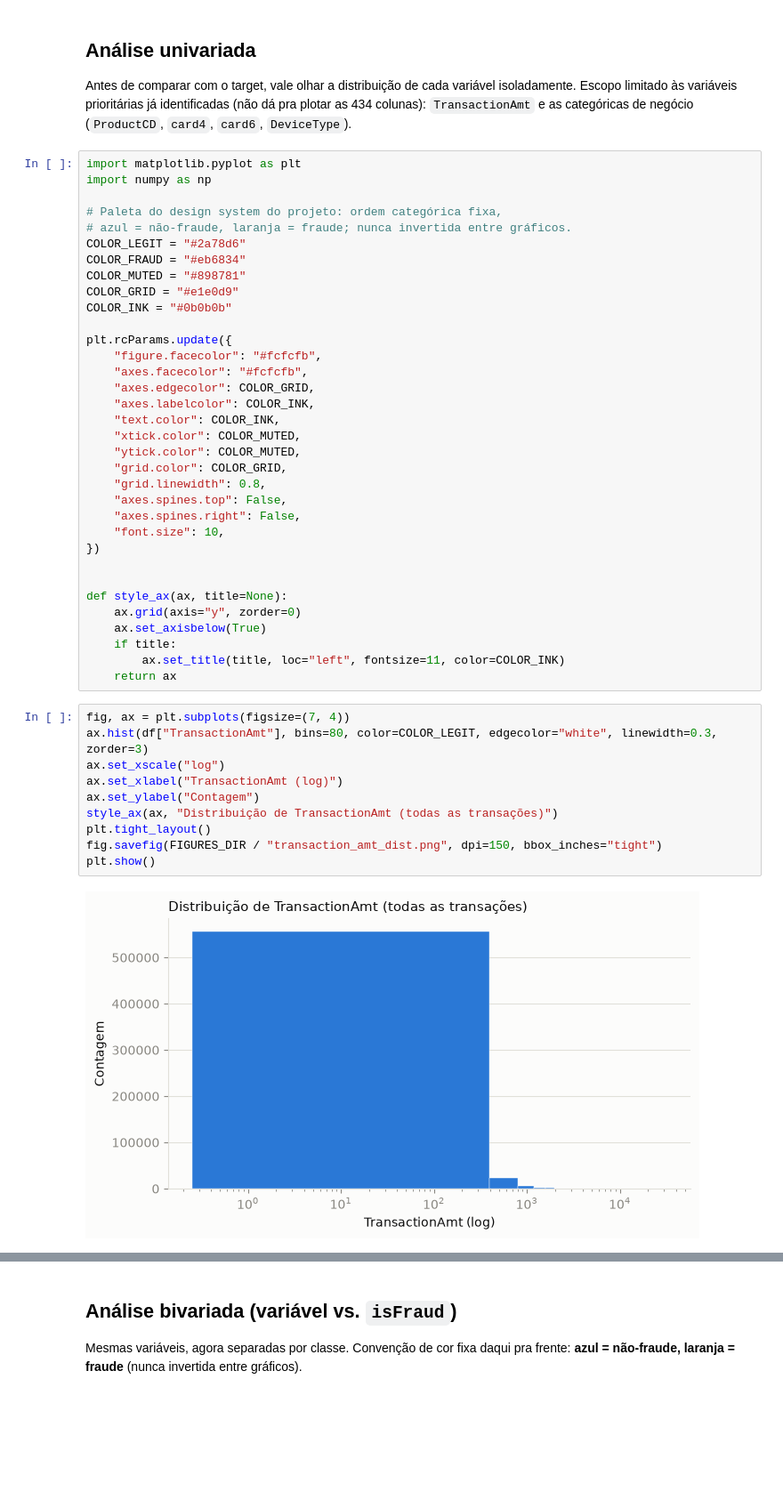
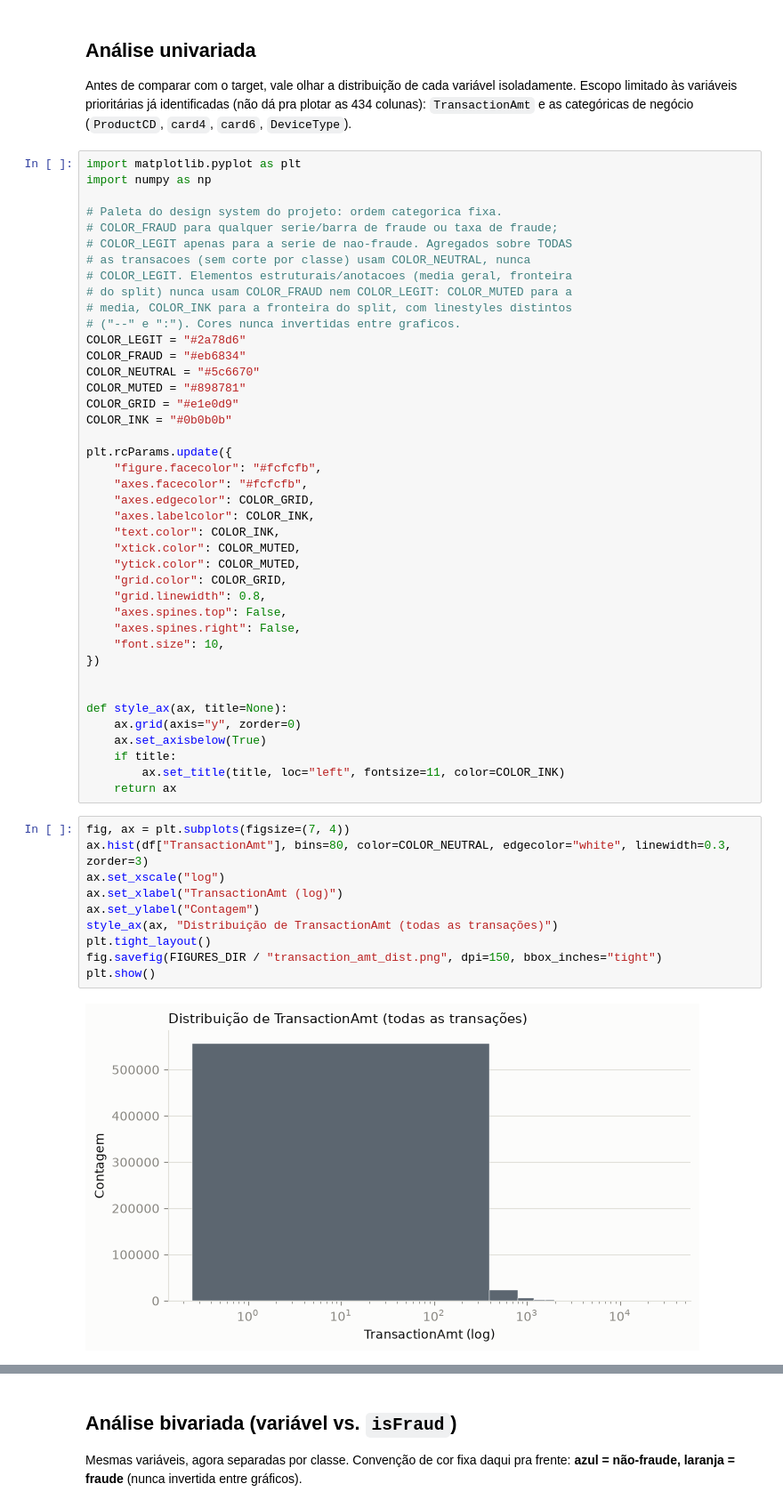
Before and after one commit to guilhermeco5/IEEE-CIS-Fraud-Detection, a Jupyter notebook: notebooks/01_eda.ipynb, the cells around one changed output, grey strips where cells are left out. Shown at 89% size. Saved outputs shown, nothing was run; the diff lists cells and outputs as text; blank space fills up the shorter version.

```diff
--- a/notebooks/01_eda.ipynb
+++ b/notebooks/01_eda.ipynb
@@ -126,10 +126,17 @@ Antes de comparar com o target, vale olhar a distribuição de cada variável is
 import matplotlib.pyplot as plt
 import numpy as np
 
-# Paleta do design system do projeto: ordem categórica fixa,
-# azul = não-fraude, laranja = fraude; nunca invertida entre gráficos.
+# Paleta do design system do projeto: ordem categorica fixa.
+# COLOR_FRAUD para qualquer serie/barra de fraude ou taxa de fraude;
+# COLOR_LEGIT apenas para a serie de nao-fraude. Agregados sobre TODAS
+# as transacoes (sem corte por classe) usam COLOR_NEUTRAL, nunca
+# COLOR_LEGIT. Elementos estruturais/anotacoes (media geral, fronteira
+# do split) nunca usam COLOR_FRAUD nem COLOR_LEGIT: COLOR_MUTED para a
+# media, COLOR_INK para a fronteira do split, com linestyles distintos
+# ("--" e ":"). Cores nunca invertidas entre graficos.
 COLOR_LEGIT = "#2a78d6"
 COLOR_FRAUD = "#eb6834"
+COLOR_NEUTRAL = "#5c6670"
 COLOR_MUTED = "#898781"
 COLOR_GRID = "#e1e0d9"
 COLOR_INK = "#0b0b0b"
@@ -158,16 +165,16 @@ def style_ax(ax, title=None):
     return ax
 # %%
 fig, ax = plt.subplots(figsize=(7, 4))
-ax.hist(df["TransactionAmt"], bins=80, color=COLOR_LEGIT, edgecolor="white", linewidth=0.3, zorder=3)
+ax.hist(df["TransactionAmt"], bins=80, color=COLOR_NEUTRAL, edgecolor="white", linewidth=0.3, zorder=3)
 ax.set_xscale("log")
 ax.set_xlabel("TransactionAmt (log)")
 ax.set_ylabel("Contagem")
 style_ax(ax, "Distribuição de TransactionAmt (todas as transações)")
 plt.tight_layout()
 fig.savefig(FIGURES_DIR / "transaction_amt_dist.png", dpi=150, bbox_inches="tight")
 plt.show()
 # %% [output]
-[figure, old version]
+[figure, new version]
 # %%
 cat_cols = ["ProductCD", "card4", "card6", "DeviceType"]
 
```
Also changed, not shown: parts of 4 cells of this notebook.
